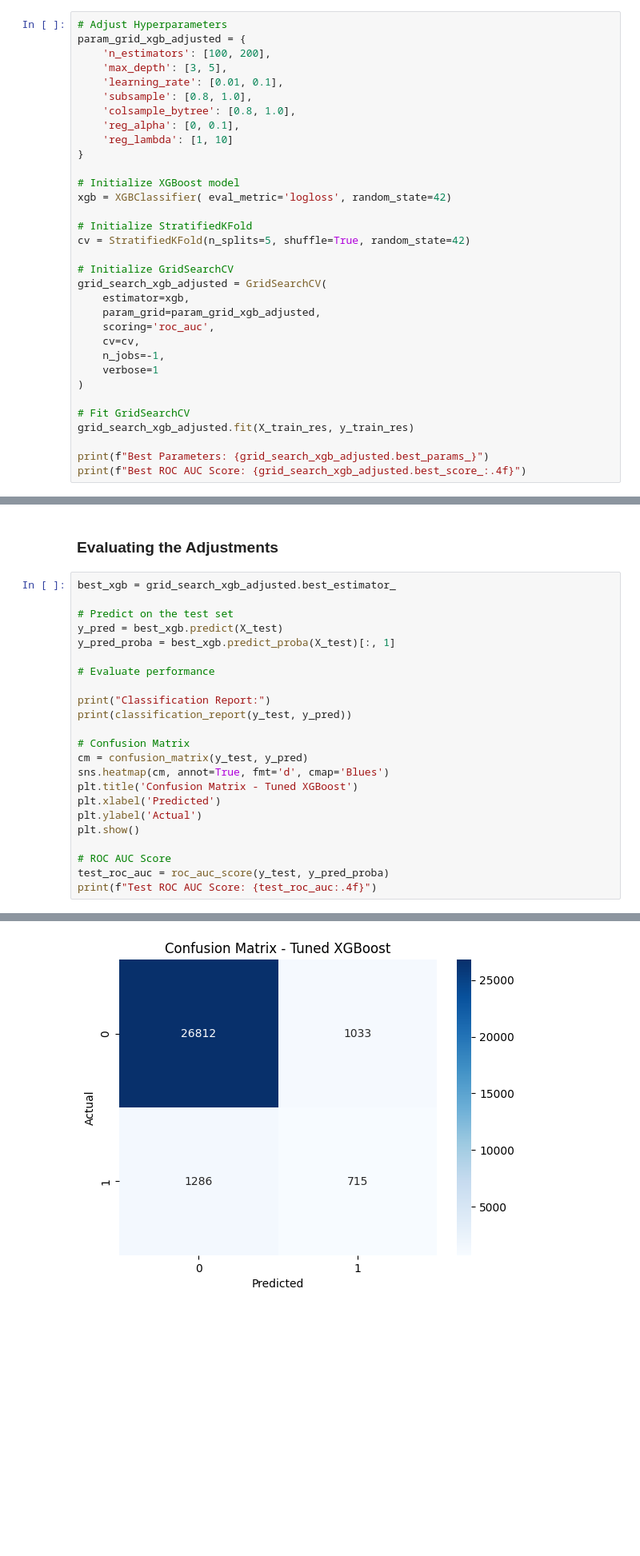
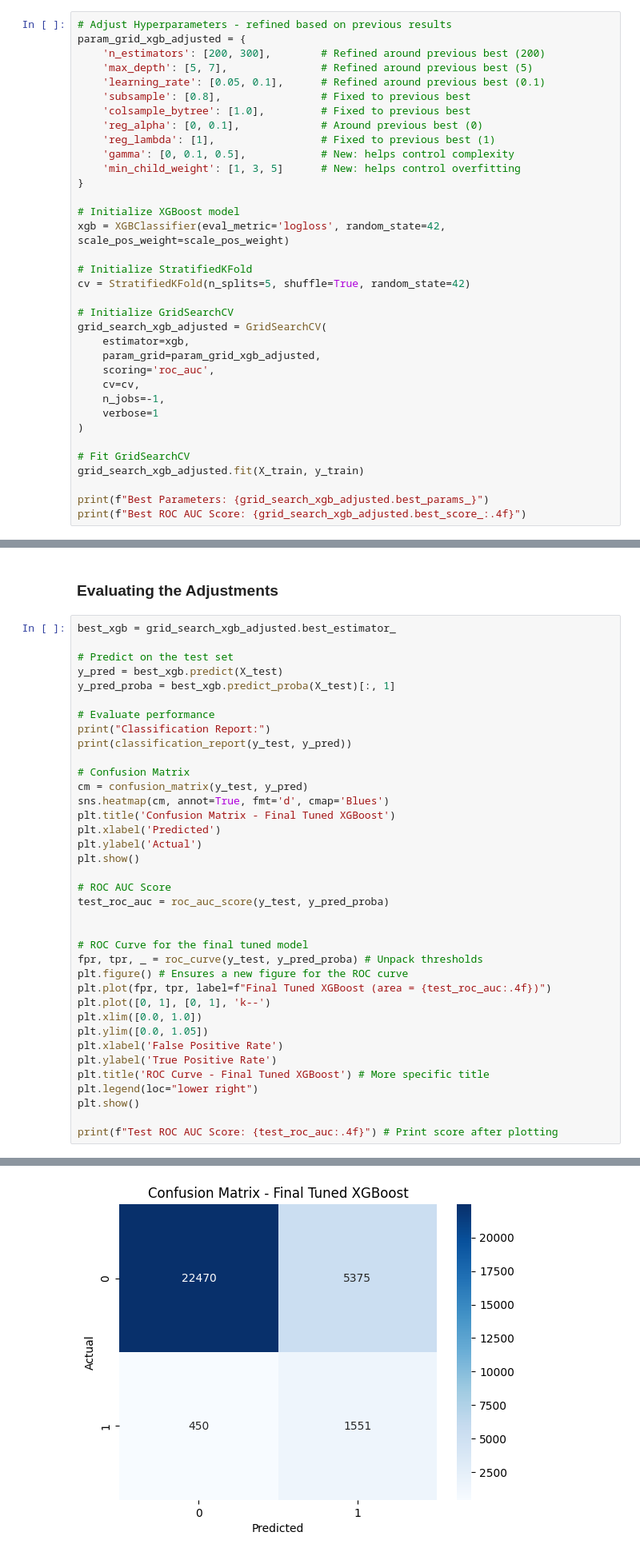
Before and after one commit to mustafaelzowawi/credit-risk-prediction-model, a Jupyter notebook: notebooks/04_Model_Training.ipynb, the cells around one changed output, grey strips where cells are left out. Shown at 80% size. Cells and saved outputs as stored; diff of their text form; blank space fills up the shorter version.

Commit message:
Updated Codebase with new model, README, graphs, and notebooks

```diff
--- a/notebooks/04_Model_Training.ipynb
+++ b/notebooks/04_Model_Training.ipynb
@@ -266,19 +279,21 @@ Test ROC AUC Score: 0.8372
 
 - **Modifying Learning Rate**
 # %%
-# Adjust Hyperparameters
+# Adjust Hyperparameters - refined based on previous results
 param_grid_xgb_adjusted = {
-    'n_estimators': [100, 200],
-    'max_depth': [3, 5],
-    'learning_rate': [0.01, 0.1],
-    'subsample': [0.8, 1.0],
-    'colsample_bytree': [0.8, 1.0],
-    'reg_alpha': [0, 0.1],
-    'reg_lambda': [1, 10]
+    'n_estimators': [200, 300],        # Refined around previous best (200)
+    'max_depth': [5, 7],               # Refined around previous best (5)
+    'learning_rate': [0.05, 0.1],      # Refined around previous best (0.1)
+    'subsample': [0.8],                # Fixed to previous best
+    'colsample_bytree': [1.0],         # Fixed to previous best
+    'reg_alpha': [0, 0.1],             # Around previous best (0)
+    'reg_lambda': [1],                 # Fixed to previous best (1)
+    'gamma': [0, 0.1, 0.5],            # New: helps control complexity
+    'min_child_weight': [1, 3, 5]      # New: helps control overfitting
 }
 
 # Initialize XGBoost model
-xgb = XGBClassifier( eval_metric='logloss', random_state=42)
+xgb = XGBClassifier(eval_metric='logloss', random_state=42, scale_pos_weight=scale_pos_weight)
 
 # Initialize StratifiedKFold
 cv = StratifiedKFold(n_splits=5, shuffle=True, random_state=42)
@@ -294,7 +309,7 @@ grid_search_xgb_adjusted = GridSearchCV(
 )
 
 # Fit GridSearchCV
-grid_search_xgb_adjusted.fit(X_train_res, y_train_res)
+grid_search_xgb_adjusted.fit(X_train, y_train)
 
 print(f"Best Parameters: {grid_search_xgb_adjusted.best_params_}")
 print(f"Best ROC AUC Score: {grid_search_xgb_adjusted.best_score_:.4f}")
@@ -312,21 +327,35 @@ y_pred = best_xgb.predict(X_test)
 y_pred_proba = best_xgb.predict_proba(X_test)[:, 1]
 
 # Evaluate performance
-
 print("Classification Report:")
 print(classification_report(y_test, y_pred))
 
 # Confusion Matrix
 cm = confusion_matrix(y_test, y_pred)
 sns.heatmap(cm, annot=True, fmt='d', cmap='Blues')
-plt.title('Confusion Matrix - Tuned XGBoost')
+plt.title('Confusion Matrix - Final Tuned XGBoost')
 plt.xlabel('Predicted')
 plt.ylabel('Actual')
 plt.show()
 
 # ROC AUC Score
 test_roc_auc = roc_auc_score(y_test, y_pred_proba)
-print(f"Test ROC AUC Score: {test_roc_auc:.4f}")
+
+
+# ROC Curve for the final tuned model
+fpr, tpr, _ = roc_curve(y_test, y_pred_proba) # Unpack thresholds
+plt.figure() # Ensures a new figure for the ROC curve
+plt.plot(fpr, tpr, label=f"Final Tuned XGBoost (area = {test_roc_auc:.4f})")
+plt.plot([0, 1], [0, 1], 'k--')
+plt.xlim([0.0, 1.0])
+plt.ylim([0.0, 1.05])
+plt.xlabel('False Positive Rate')
+plt.ylabel('True Positive Rate')
+plt.title('ROC Curve - Final Tuned XGBoost') # More specific title
+plt.legend(loc="lower right")
+plt.show()
+
+print(f"Test ROC AUC Score: {test_roc_auc:.4f}") # Print score after plotting
 # %% [output]
 Classification Report:
               precision    recall  f1-score   support
@@ -340 +369 @@ weighted avg       0.92      0.92      0.92     29846
-[figure, old version]
+[figure, new version]
```
Also changed, not shown: parts of 13 cells of this notebook, 15 other files.
